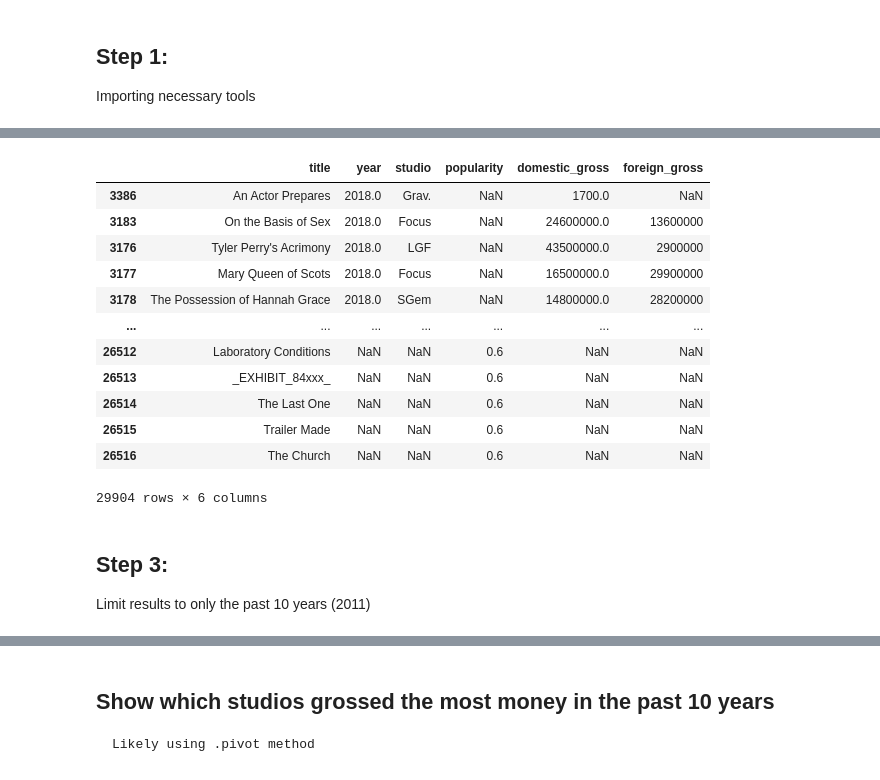
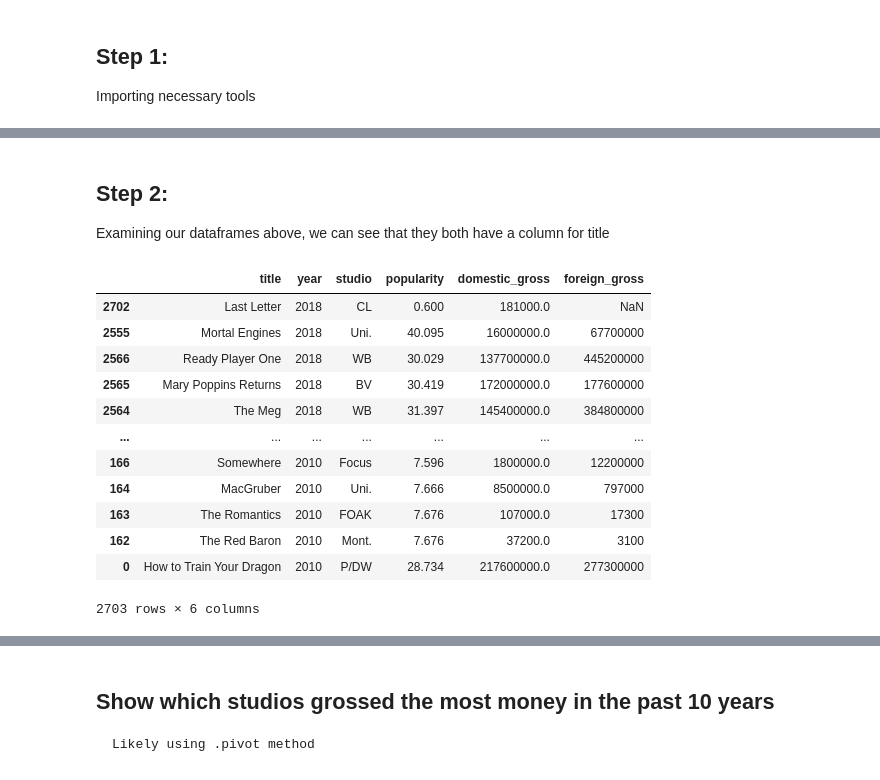
Before and after one commit to AidanStack/Movie_Data_Analysis_Project, a Jupyter notebook: Jen's Studio to Profit Analysis.ipynb, the cells around one changed output, grey strips where cells are left out. Drawn from its saved outputs; the diff is of its cells as text; code cells hidden in the pictures.

```diff
--- a/Jen's Studio to Profit Analysis.ipynb
+++ b/Jen's Studio to Profit Analysis.ipynb
@@ -17,25 +41,23 @@ Joining both tables on 'title' to see the actual title name instead of a code
+# %% [markdown]
+## Step 2:
+Examining our dataframes above, we can see that they both have a column for title
 # %%
-frames = [df, df1]
-df_concat = pd.concat(frames)
-df_concat
+df_merge = pd.merge(df, df1, on='title')
 
 #Create new dataframe the columns we want
-new_df = df_concat[['title', 'year', 'studio', 'popularity', 'domestic_gross', 'foreign_gross']].sort_values(by='year', ascending=False)
+new_df = df_merge[['title', 'year', 'studio', 'popularity', 'domestic_gross', 'foreign_gross']].sort_values(by='year', ascending=False)
 new_df
 # %% [output]
 |  | title | year | studio | popularity | domestic_gross | foreign_gross |
-| 3386 | An Actor Prepares | 2018.0 | Grav. | NaN | 1700.0 | NaN |
-| 3183 | On the Basis of Sex | 2018.0 | Focus | NaN | 24600000.0 | 13600000 |
-| 3176 | Tyler Perry's Acrimony | 2018.0 | LGF | NaN | 43500000.0 | 2900000 |
-| 3177 | Mary Queen of Scots | 2018.0 | Focus | NaN | 16500000.0 | 29900000 |
-| 3178 | The Possession of Hannah Grace | 2018.0 | SGem | NaN | 14800000.0 | 28200000 |
+| 2702 | Last Letter | 2018 | CL | 0.600 | 181000.0 | NaN |
+| 2555 | Mortal Engines | 2018 | Uni. | 40.095 | 16000000.0 | 67700000 |
+| 2566 | Ready Player One | 2018 | WB | 30.029 | 137700000.0 | 445200000 |
+| 2565 | Mary Poppins Returns | 2018 | BV | 30.419 | 172000000.0 | 177600000 |
+| 2564 | The Meg | 2018 | WB | 31.397 | 145400000.0 | 384800000 |
 | ... | ... | ... | ... | ... | ... | ... |
-| 26512 | Laboratory Conditions | NaN | NaN | 0.6 | NaN | NaN |
-| 26513 | _EXHIBIT_84xxx_ | NaN | NaN | 0.6 | NaN | NaN |
-| 26514 | The Last One | NaN | NaN | 0.6 | NaN | NaN |
-| 26515 | Trailer Made | NaN | NaN | 0.6 | NaN | NaN |
-| 26516 | The Church | NaN | NaN | 0.6 | NaN | NaN |
+| 166 | Somewhere | 2010 | Focus | 7.596 | 1800000.0 | 12200000 |
+| 164 | MacGruber | 2010 | Uni. | 7.666 | 8500000.0 | 797000 |
+| 163 | The Romantics | 2010 | FOAK | 7.676 | 107000.0 | 17300 |
+| 162 | The Red Baron | 2010 | Mont. | 7.676 | 37200.0 | 3100 |
+| 0 | How to Train Your Dragon | 2010 | P/DW | 28.734 | 217600000.0 | 277300000 |
-29904 rows × 6 columns
+2703 rows × 6 columns
-# %% [markdown]
-## Step 3:
-Limit results to only the past 10 years (2011)
```
Also changed, not shown: parts of 26 cells of this notebook.
